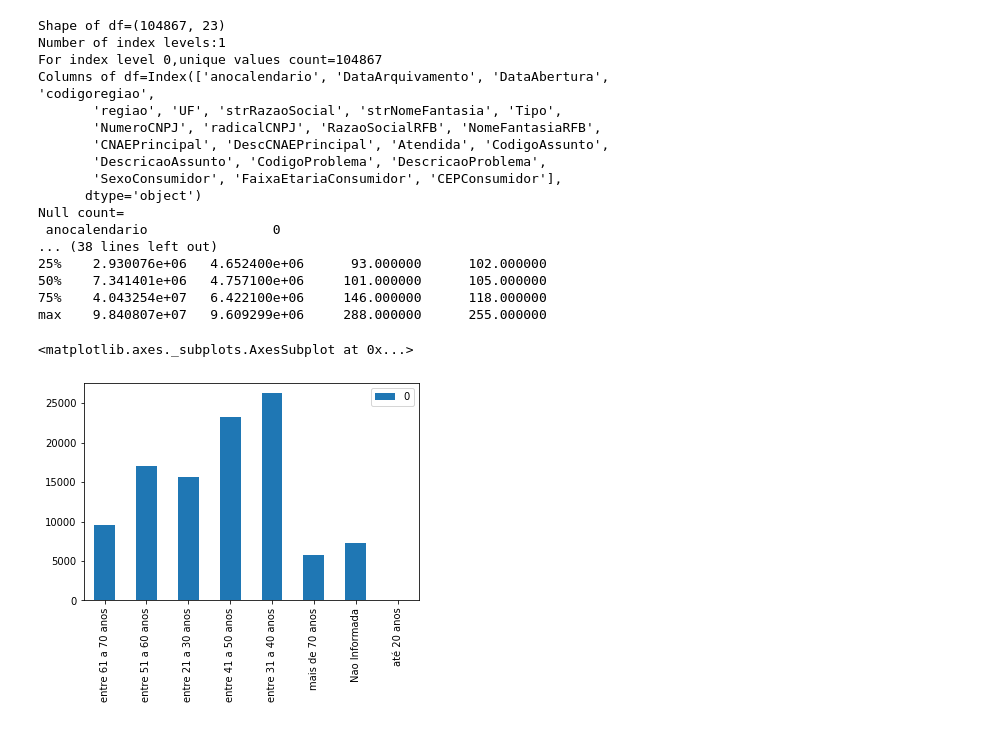
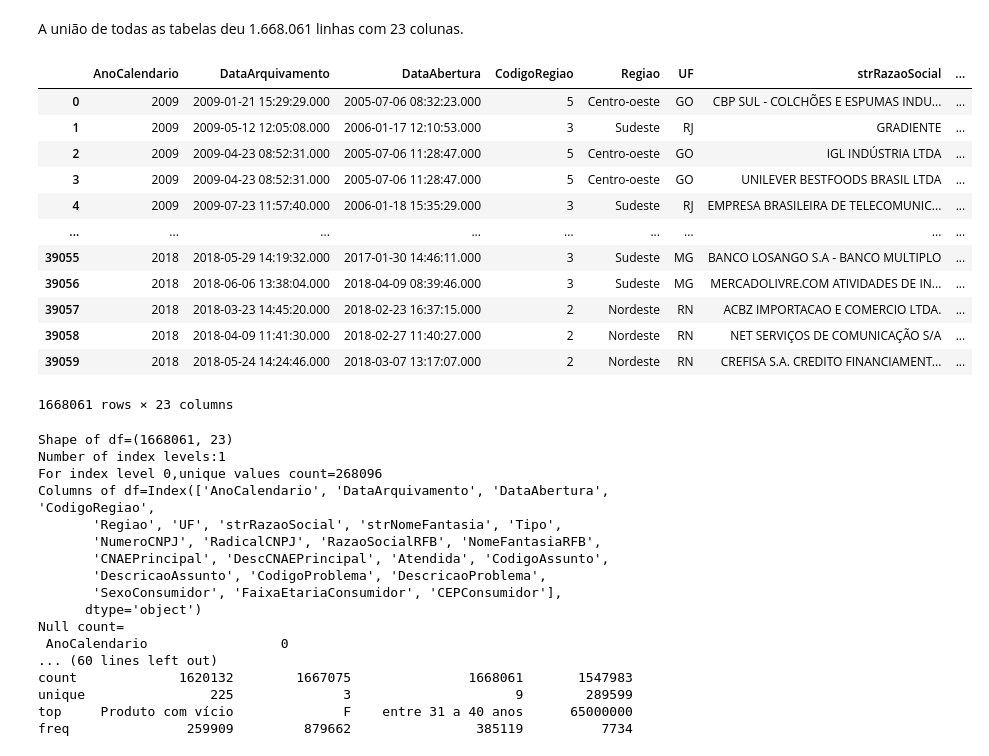
Before and after one commit to FabioVCoelho/Univali, a Jupyter notebook: TCC/src/proconDataset.ipynb, the cells around one changed output. Cells and saved outputs as stored; diff of their text form; code cells hidden in the pictures.

```diff
--- a/TCC/src/proconDataset.ipynb
+++ b/TCC/src/proconDataset.ipynb
@@ -18,0 +29,12 @@ rec2009.head()
+# %%
+rec2010 = rec2010.rename(columns={
+           "anocalendario": "AnoCalendario",
+           "codigoregiao": "CodigoRegiao",
+           "regiao": "Regiao",
+           "radicalCNPJ": "RadicalCNPJ"})
+# %%
+rec2011 = rec2011.rename(columns={
+           "anocalendario": "AnoCalendario",
+           "codigoregiao": "CodigoRegiao",
+           "regiao": "Regiao",
+           "radicalCNPJ": "RadicalCNPJ"})
@@ -19,3 +111,25 @@ rec2009.head()
+# %%
+frames = [rec2009,rec2010,rec2011,rec2012,rec2013,rec2014,rec2015,rec2016,rec2017,rec2018]
+# %%
+df = pd.concat(frames)
+# %% [markdown]
+A união de todas as tabelas deu 1.668.061 linhas com 23 colunas.
+# %%
+df
+# %% [output]
+|  | AnoCalendario | DataArquivamento | DataAbertura | CodigoRegiao | Regiao | UF | strRazaoSocial | ... |
+| 0 | 2009 | 2009-01-21 15:29:29.000 | 2005-07-06 08:32:23.000 | 5 | Centro-oeste | GO | CBP SUL - COLCHÕES E ESPUMAS INDU... | ... |
+| 1 | 2009 | 2009-05-12 12:05:08.000 | 2006-01-17 12:10:53.000 | 3 | Sudeste | RJ | GRADIENTE | ... |
+| 2 | 2009 | 2009-04-23 08:52:31.000 | 2005-07-06 11:28:47.000 | 5 | Centro-oeste | GO | IGL INDÚSTRIA LTDA | ... |
+| 3 | 2009 | 2009-04-23 08:52:31.000 | 2005-07-06 11:28:47.000 | 5 | Centro-oeste | GO | UNILEVER BESTFOODS BRASIL LTDA | ... |
+| 4 | 2009 | 2009-07-23 11:57:40.000 | 2006-01-18 15:35:29.000 | 3 | Sudeste | RJ | EMPRESA BRASILEIRA DE TELECOMUNIC... | ... |
+| ... | ... | ... | ... | ... | ... | ... | ... | ... |
+| 39055 | 2018 | 2018-05-29 14:19:32.000 | 2017-01-30 14:46:11.000 | 3 | Sudeste | MG | BANCO LOSANGO S.A - BANCO MULTIPLO | ... |
+| 39056 | 2018 | 2018-06-06 13:38:04.000 | 2018-04-09 08:39:46.000 | 3 | Sudeste | MG | MERCADOLIVRE.COM ATIVIDADES DE IN... | ... |
+| 39057 | 2018 | 2018-03-23 14:45:20.000 | 2018-02-23 16:37:15.000 | 2 | Nordeste | RN | ACBZ IMPORTACAO E COMERCIO LTDA. | ... |
+| 39058 | 2018 | 2018-04-09 11:41:30.000 | 2018-02-27 11:40:27.000 | 2 | Nordeste | RN | NET SERVIÇOS DE COMUNICAÇÃO S/A | ... |
+| 39059 | 2018 | 2018-05-24 14:24:46.000 | 2018-03-07 13:17:07.000 | 2 | Nordeste | RN | CREFISA S.A. CREDITO FINANCIAMENT... | ... |
+1668061 rows × 23 columns
 # %%
 def view_df_stats(df):
     print("Shape of df={}".format(df.shape))
@@ -26,22 +140,22 @@ def view_df_stats(df):
     print("Null count= \n {}".format(df.isnull().sum()))
     print(df.describe())
 # %%
-view_df_stats(rec2009)
+view_df_stats(df)
 # %% [output]
-Shape of df=(104867, 23)
+Shape of df=(1668061, 23)
 Number of index levels:1
-For index level 0,unique values count=104867
-Columns of df=Index(['anocalendario', 'DataArquivamento', 'DataAbertura', 'codigoregiao',
-       'regiao', 'UF', 'strRazaoSocial', 'strNomeFantasia', 'Tipo',
-       'NumeroCNPJ', 'radicalCNPJ', 'RazaoSocialRFB', 'NomeFantasiaRFB',
+For index level 0,unique values count=268096
+Columns of df=Index(['AnoCalendario', 'DataArquivamento', 'DataAbertura', 'CodigoRegiao',
+       'Regiao', 'UF', 'strRazaoSocial', 'strNomeFantasia', 'Tipo',
+       'NumeroCNPJ', 'RadicalCNPJ', 'RazaoSocialRFB', 'NomeFantasiaRFB',
        'CNAEPrincipal', 'DescCNAEPrincipal', 'Atendida', 'CodigoAssunto',
        'DescricaoAssunto', 'CodigoProblema', 'DescricaoProblema',
        'SexoConsumidor', 'FaixaEtariaConsumidor', 'CEPConsumidor'],
       dtype='object')
 Null count=
- anocalendario                0
-... (38 lines left out)
-25%    2.930076e+06   4.652400e+06      93.000000      102.000000
-50%    7.341401e+06   4.757100e+06     101.000000      105.000000
-75%    4.043254e+07   6.422100e+06     146.000000      118.000000
-max    9.840807e+07   9.609299e+06     288.000000      255.000000
+ AnoCalendario                 0
+... (60 lines left out)
+count             1620132        1667075               1668061       1547983
+unique                225              3                     9        289599
+top     Produto com vício              F    entre 31 a 40 anos      65000000
+freq               259909         879662                385119          7734
@@ -50,6 +161,0 @@ rec2009[rec2009["radicalCNPJ"].isnull()]
-# %%
-Plot Faixa etária por quantidade de reclamações.
-https://pandas.pydata.org/docs/reference/api/pandas.DataFrame.plot.bar.html
-# %% [output]
-<matplotlib.axes._subplots.AxesSubplot at 0x...>
-[figure, removed]
```
Also changed, not shown: parts of 22 cells of this notebook, 4 other files.
